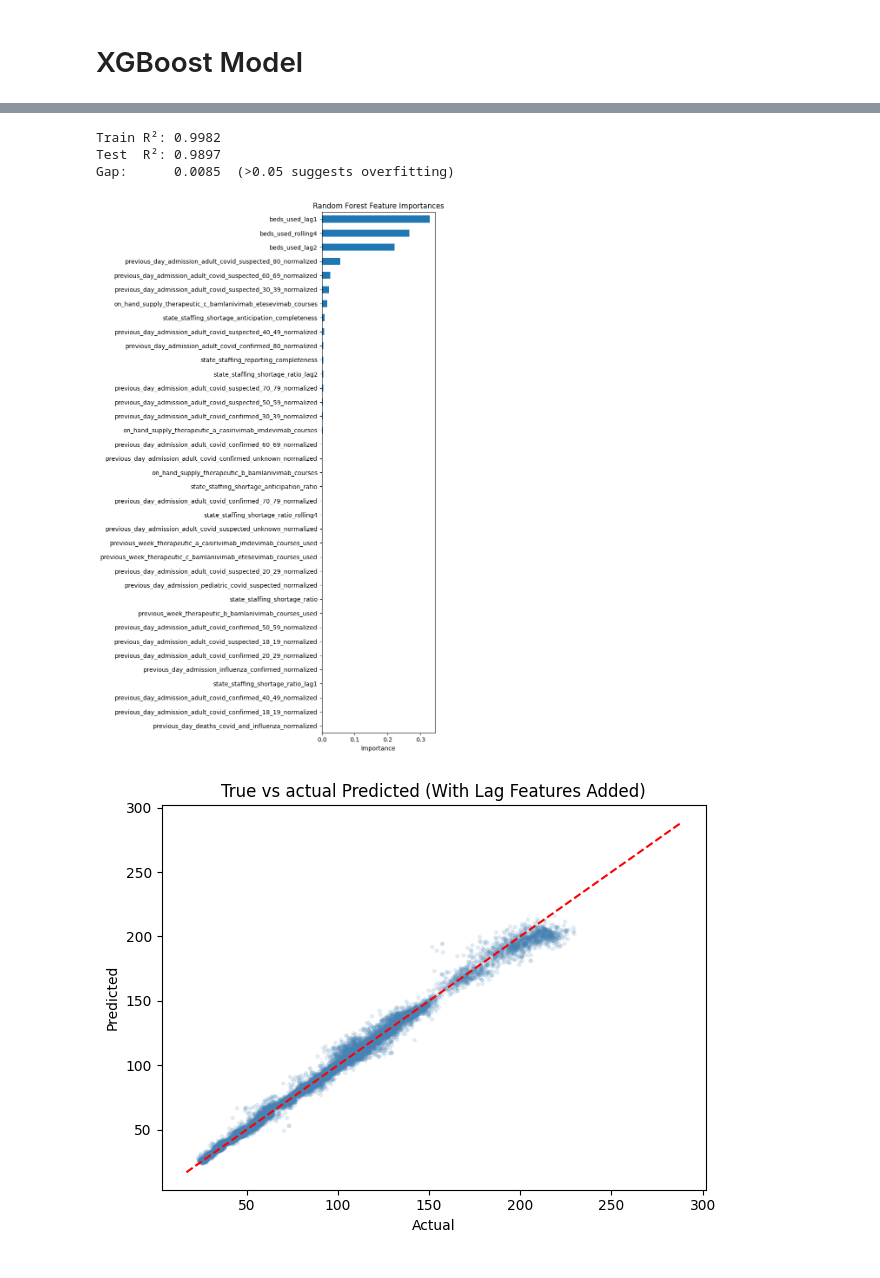
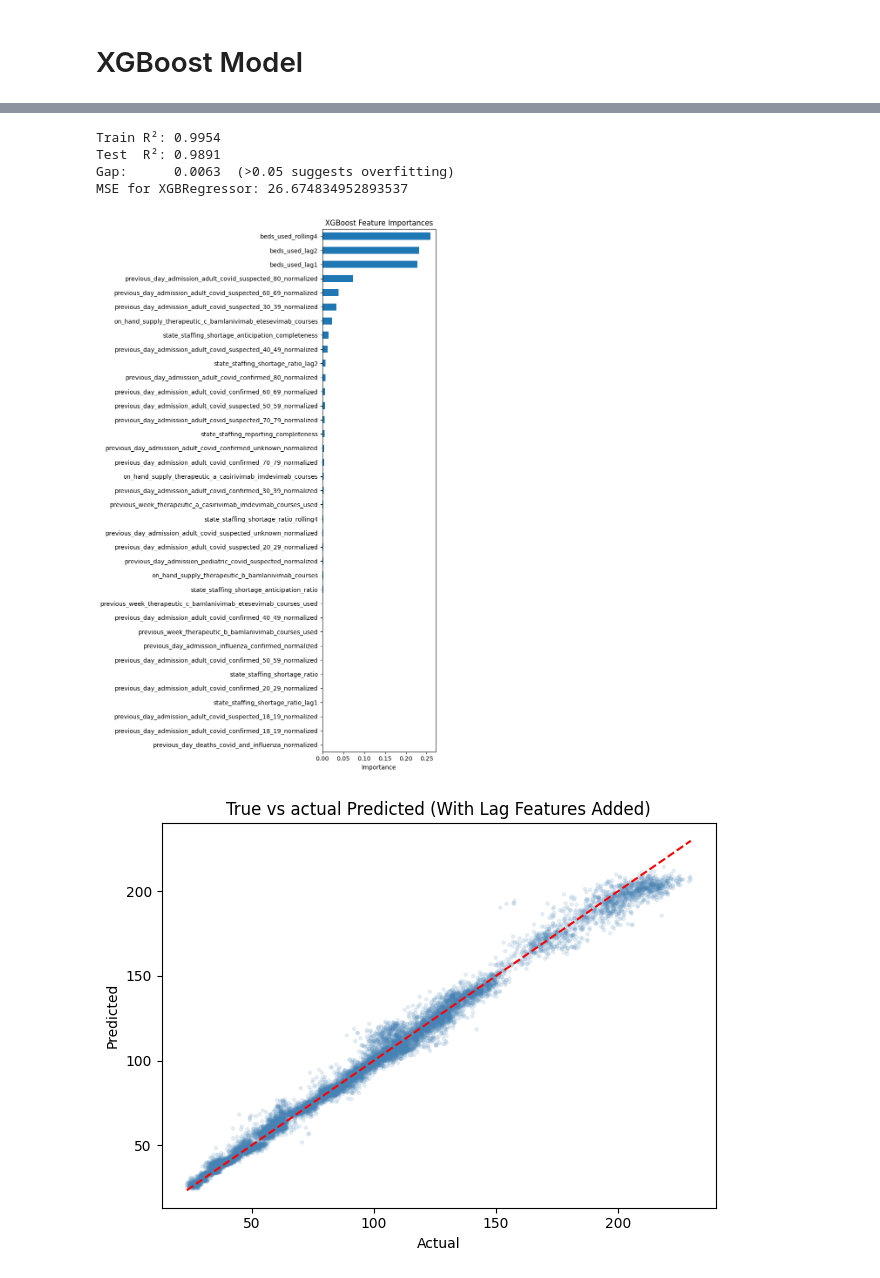
Before and after one commit to dsagher/CSE_881_Final_Project, a Jupyter notebook: combined_notebook.ipynb, the cells around one changed output, grey strips where cells are left out. Saved outputs shown, nothing was run; the diff lists cells and outputs as text; code cells hidden in the pictures.

```diff
--- a/combined_notebook.ipynb
+++ b/combined_notebook.ipynb
@@ -420,8 +426,11 @@ cutoff_date = df["date"].quantile(0.8)
 train = df[df["date"] <= cutoff_date]
 test = df[df["date"] > cutoff_date]
 
-X_train = train.drop(columns = ["hospital_inpatient_beds_used", "date"])
-y_train = train["hospital_inpatient_beds_used"]
+train_sorted = train.sort_values(["date"]).copy()
+test_sorted = test.sort_values(["date"]).copy()
 
-X_test = test.drop(columns = ["hospital_inpatient_beds_used", "date"])
-y_test = test["hospital_inpatient_beds_used"]
+X_train = train_sorted.drop(columns = ["hospital_inpatient_beds_used", "date", "state"]).copy()
+y_train = train_sorted["hospital_inpatient_beds_used"]
+
+X_test = test_sorted.drop(columns = ["hospital_inpatient_beds_used", "date", "state"]).copy()
+y_test = test_sorted["hospital_inpatient_beds_used"]
@@ -428,8 +453,8 @@ y_test = test["hospital_inpatient_beds_used"]
 # %% [markdown]
 ### WITHOUT LAG FEATURES
 # %%
-X_train_wo_lag = train.drop(columns = ["hospital_inpatient_beds_used", "date", "beds_used_lag1", "beds_used_lag2", "beds_used_rolling4"])
-X_test_wo_lag = test.drop(columns = ["hospital_inpatient_beds_used", "date", "beds_used_lag1", "beds_used_lag2", "beds_used_rolling4"])
+X_train_wo_lag = train_sorted.drop(columns = ["hospital_inpatient_beds_used", "date", "state", "beds_used_lag1", "beds_used_lag2", "beds_used_rolling4"])
+X_test_wo_lag = test_sorted.drop(columns = ["hospital_inpatient_beds_used", "date", "state", "beds_used_lag1", "beds_used_lag2", "beds_used_rolling4"])
 # %%
 rfr_wolag = RandomForestRegressor(n_estimators= 1000, random_state=SEED, max_features= "sqrt", n_jobs= -1)
 
@@ -481,7 +511,7 @@ plt.show()
 # %% [markdown]
 ## RFR With Lag Features
 # %%
-rfr = RandomForestRegressor(n_estimators= 1000, random_state=SEED, max_features= "sqrt", n_jobs= -1)
+rfr = RandomForestRegressor(n_estimators= 100, random_state=SEED, max_features= "sqrt", n_jobs= -1)
 
 rfr.fit(X_train, y_train)
 # %% [output]
@@ -531,7 +565,7 @@ plt.show()
 # %%
 from xgboost import XGBRegressor
 
-XGBr = XGBRegressor(n_estimators=1000, max_depth=5, learning_rate=0.1, subsample = 0.5, colsample_bytree = 0.3)
+XGBr = XGBRegressor(n_estimators=100, max_depth=5, learning_rate=0.1, subsample = 0.5, colsample_bytree = 0.3)
 
 XGBr.fit(X_train, y_train)
 # %% [output]
@@ -549,39 +583,44 @@ XGBRegressor(base_score=None, booster=None, callbacks=None,
 # %%
 r2_train = r2_score(y_train, XGBr.predict(X_train))
 r2_test  = r2_score(y_test,  XGBr.predict(X_test))
+XGB_pred  = XGBr.predict(X_test)
 
 print(f"Train R²: {r2_train:.4f}")
 print(f"Test  R²: {r2_test:.4f}")
 print(f"Gap:      {r2_train - r2_test:.4f}  (>0.05 suggests overfitting)")
+print(f"MSE for XGBRegressor: {mse(y_test, XGB_pred)}")
+
+mse_tracker["XGBr"] = mse(y_test, XGB_pred)
 # %% [output]
-Train R²: 0.9982
-Test  R²: 0.9897
-Gap:      0.0085  (>0.05 suggests overfitting)
+Train R²: 0.9954
+Test  R²: 0.9891
+Gap:      0.0063  (>0.05 suggests overfitting)
+MSE for XGBRegressor: 26.674834952893537
 # %%
 importances = pd.Series(XGBr.feature_importances_, index=X_train.columns)
 importances = importances.sort_values(ascending=True)
 
 fig, ax = plt.subplots(figsize=(8, len(importances) * 0.35))
 importances.plot(kind='barh', ax=ax)
-ax.set_title('Random Forest Feature Importances')
+ax.set_title('XGBoost Feature Importances')
 ax.set_xlabel('Importance')
 plt.tight_layout()
 plt.show()
 # %% [output]
-[figure, old version]
+[figure, new version]
 # %%
 predictions = XGBr.predict(X_test)
 plt.scatter(y_test, predictions, alpha=0.15, s=10, color='steelblue', edgecolors='none')
 
-lo = min(y.min(), predictions.min())
-hi = max(y.max(), predictions.max())
+lo = min(y_test.min(), predictions.min())
+hi = max(y_test.max(), predictions.max())
 plt.plot([lo, hi], [lo, hi], 'r--', linewidth=1.5)
 
 plt.title("True vs actual Predicted (With Lag Features Added)")
 plt.xlabel('Actual')
 plt.ylabel('Predicted')
 
 plt.tight_layout()
 plt.show()
 # %% [output]
-[figure, old version]
+[figure, new version]
```
Also changed, not shown: parts of 24 cells of this notebook.
